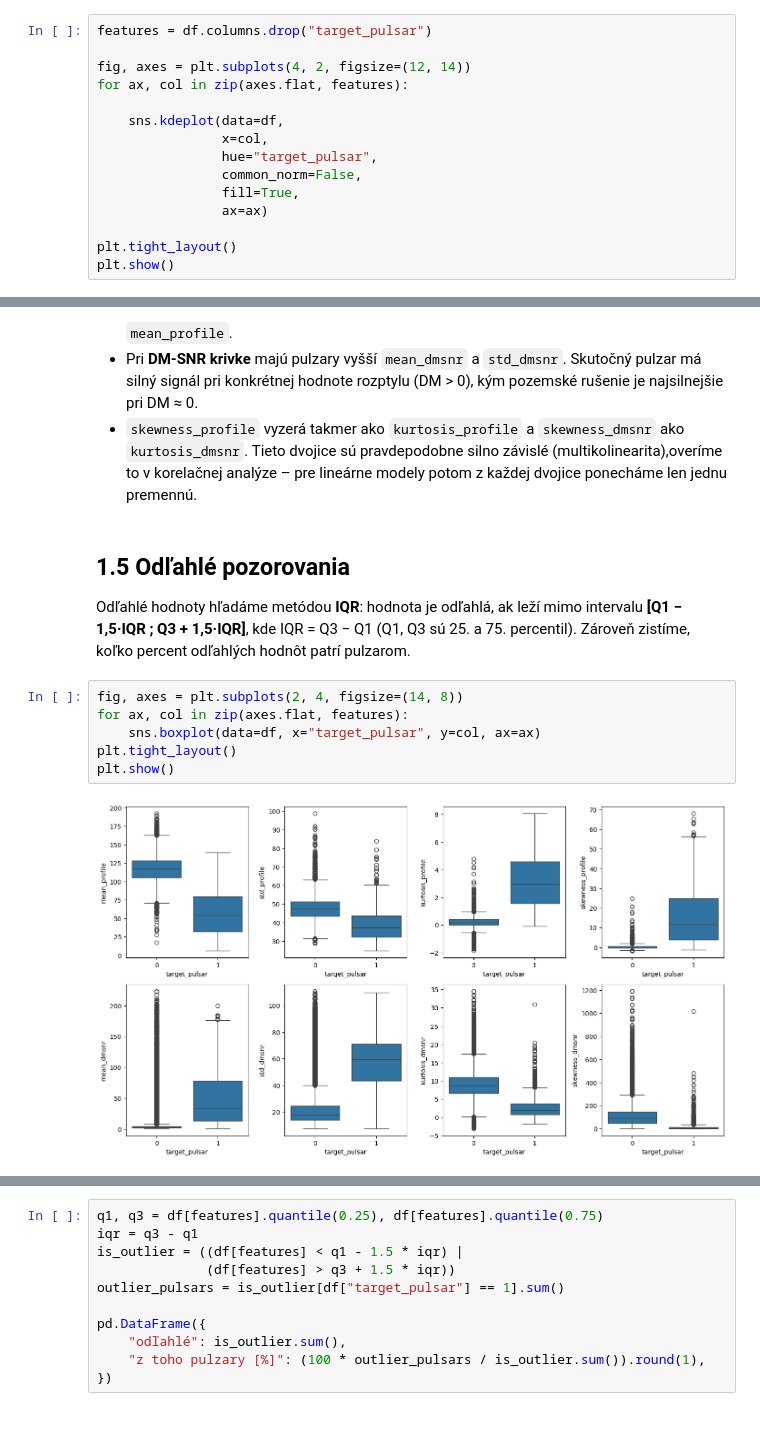
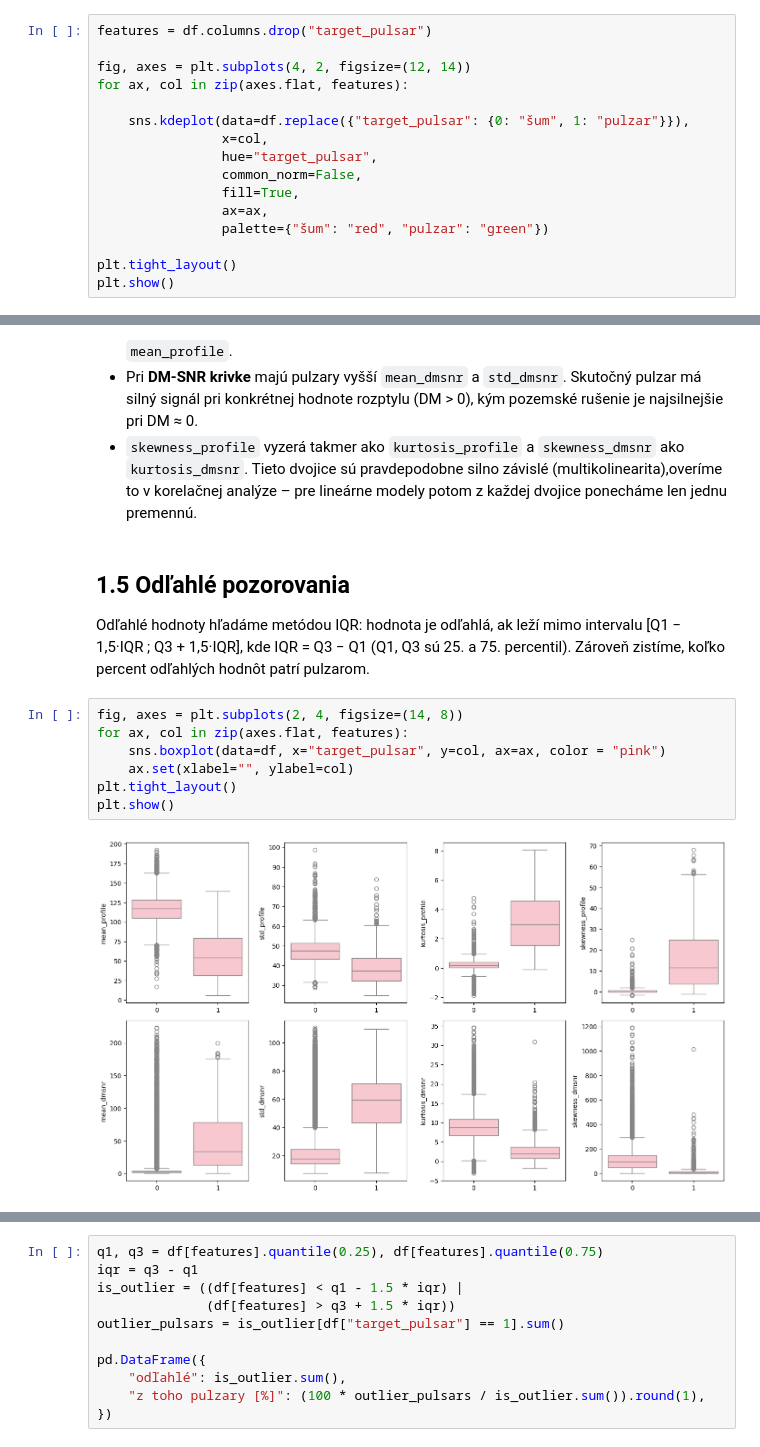
Before and after one commit to SimonaBednarikova/ML_pulsar_projekt_S1_r1, a Jupyter notebook: pulzary_projekt.ipynb, the cells around one changed output, grey strips where cells are left out. Saved outputs shown, nothing was run; the diff lists cells and outputs as text.

```diff
--- a/pulzary_projekt.ipynb
+++ b/pulzary_projekt.ipynb
@@ -229,12 +230,13 @@ features = df.columns.drop("target_pulsar")
 fig, axes = plt.subplots(4, 2, figsize=(12, 14))
 for ax, col in zip(axes.flat, features):
 
-    sns.kdeplot(data=df,
+    sns.kdeplot(data=df.replace({"target_pulsar": {0: "šum", 1: "pulzar"}}),
                 x=col,
                 hue="target_pulsar",
                 common_norm=False,
                 fill=True,
-                ax=ax)
+                ax=ax,
+                palette={"šum": "red", "pulzar": "green"})
 
 plt.tight_layout()
 plt.show()
@@ -246,14 +248,14 @@ plt.show()
 * `skewness_profile` vyzerá takmer ako `kurtosis_profile` a `skewness_dmsnr` ako `kurtosis_dmsnr`. Tieto dvojice sú pravdepodobne silno závislé (multikolinearita),overíme to v korelačnej analýze – pre lineárne modely potom z každej dvojice ponecháme len jednu premennú.
 # %% [markdown]
 ## 1.5 Odľahlé pozorovania
-Odľahlé hodnoty hľadáme metódou **IQR**: hodnota je odľahlá, ak leží mimo intervalu
-**[Q1 − 1,5·IQR ; Q3 + 1,5·IQR]**, kde IQR = Q3 − Q1 (Q1, Q3 sú 25. a 75. percentil).
-Zároveň zistíme, koľko percent odľahlých hodnôt patrí pulzarom.
+Odľahlé hodnoty hľadáme metódou IQR: hodnota je odľahlá, ak leží mimo intervalu
+[Q1 − 1,5·IQR ; Q3 + 1,5·IQR], kde IQR = Q3 − Q1 (Q1, Q3 sú 25. a 75. percentil). Zároveň zistíme, koľko percent odľahlých hodnôt patrí pulzarom.
 # %%
 fig, axes = plt.subplots(2, 4, figsize=(14, 8))
 for ax, col in zip(axes.flat, features):
-    sns.boxplot(data=df, x="target_pulsar", y=col, ax=ax)
+    sns.boxplot(data=df, x="target_pulsar", y=col, ax=ax, color = "pink")
+    ax.set(xlabel="", ylabel=col)
 plt.tight_layout()
 plt.show()
 # %% [output]
-[figure, old version]
+[figure, new version]
```
Also changed, not shown: parts of 4 cells of this notebook.
